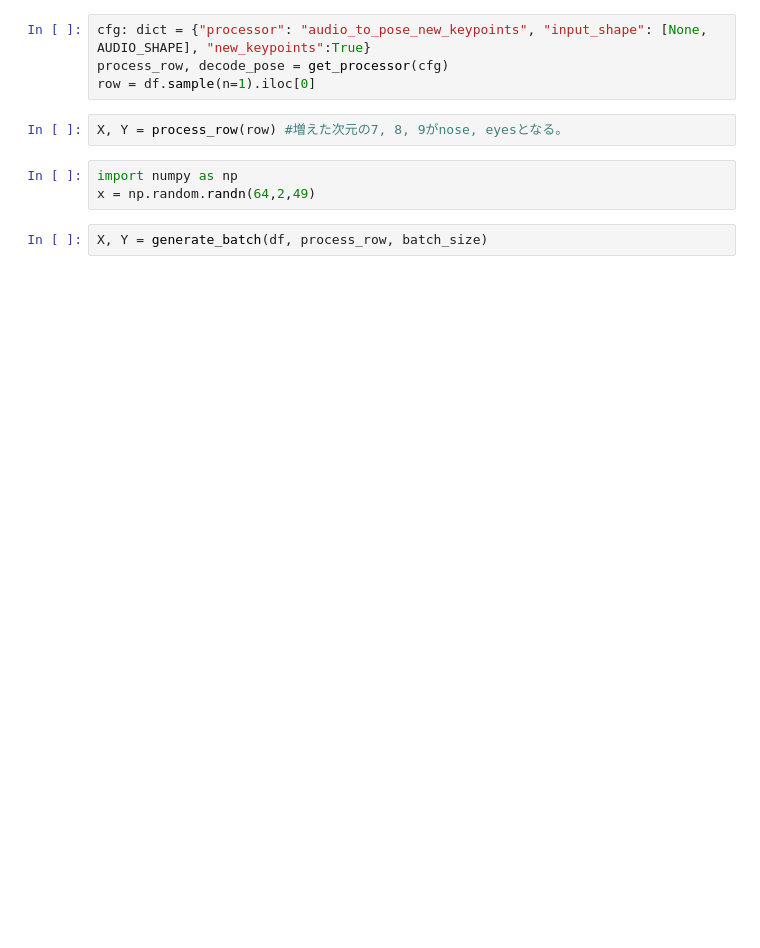
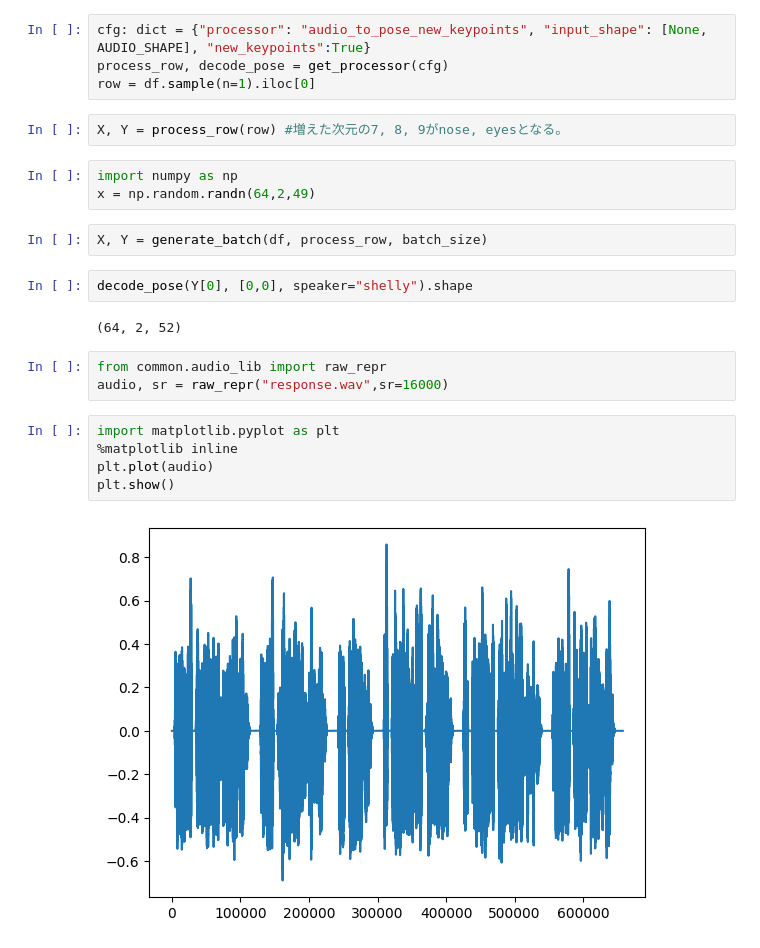
Before and after one commit to SuperHotDogCat/AI-Experiments, a Jupyter notebook: speechandtext2gesture/freespace.ipynb, the cells around one changed output. Drawn from its saved outputs; the diff is of its cells as text; blank space fills up the shorter version.

```diff
--- a/speechandtext2gesture/freespace.ipynb
+++ b/speechandtext2gesture/freespace.ipynb
@@ -70,3 +70,17 @@ import numpy as np
 x = np.random.randn(64,2,49)
 # %%
 X, Y = generate_batch(df, process_row, batch_size)
+# %%
+decode_pose(Y[0], [0,0], speaker="shelly").shape
+# %% [output]
+(64, 2, 52)
+# %%
+from common.audio_lib import raw_repr
+audio, sr = raw_repr("response.wav",sr=16000)
+# %%
+import matplotlib.pyplot as plt
+%matplotlib inline
+plt.plot(audio)
+plt.show()
+# %% [output]
+[figure, added]
```
Also changed, not shown: parts of 9 cells of this notebook, 1 other file.
